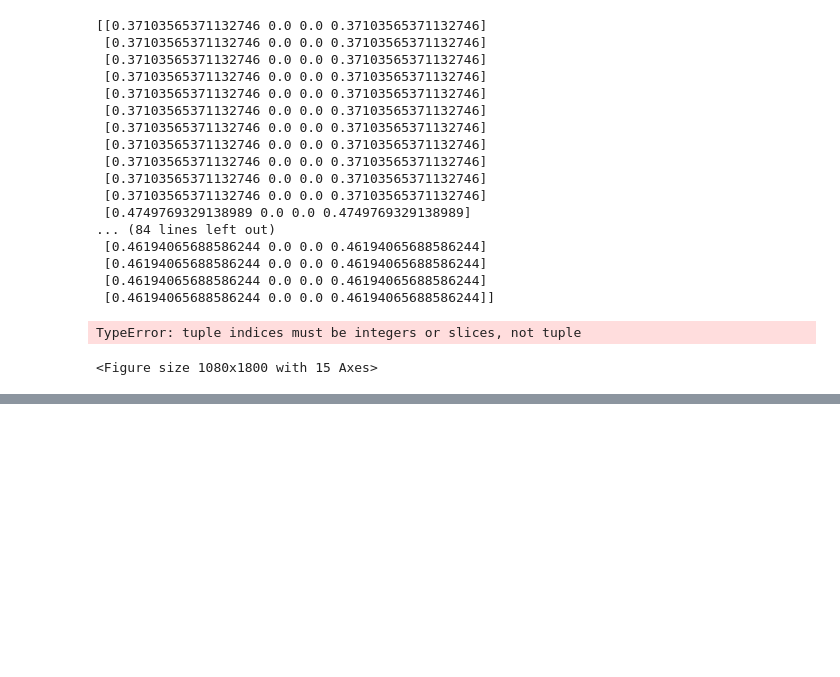
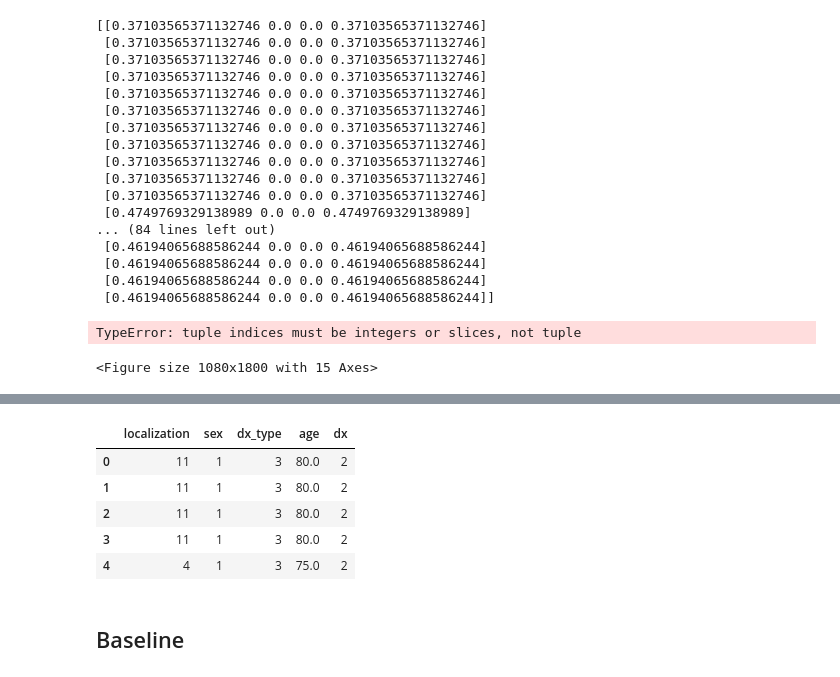
Before and after one commit to e-lubrini/pseudo-labelling, a Jupyter notebook: PseudoLabelingDemo.ipynb, the cells around one changed output, grey strips where cells are left out. Saved outputs shown, nothing was run; the diff lists cells and outputs as text; code cells hidden in the pictures; blank space fills up the shorter version.

```diff
--- a/PseudoLabelingDemo.ipynb
+++ b/PseudoLabelingDemo.ipynb
@@ -342,0 +375,14 @@ TypeError: tuple indices must be integers or slices, not tuple
+# %%
+le = LabelEncoder()
+cat_df_e = cat_df.apply(LabelEncoder().fit_transform)
+meta_df_e = pd.concat([cat_df_e.iloc[:,:-1], num_df, cat_df_e.iloc[:,-1]], axis=1)
+meta_df_e.head()
+# %% [output]
+|  | localization | sex | dx_type | age | dx |
+| 0 | 11 | 1 | 3 | 80.0 | 2 |
+| 1 | 11 | 1 | 3 | 80.0 | 2 |
+| 2 | 11 | 1 | 3 | 80.0 | 2 |
+| 3 | 11 | 1 | 3 | 80.0 | 2 |
+| 4 | 4 | 1 | 3 | 75.0 | 2 |
+# %% [markdown]
+## Baseline
```
Also changed, not shown: parts of 16 cells of this notebook.
